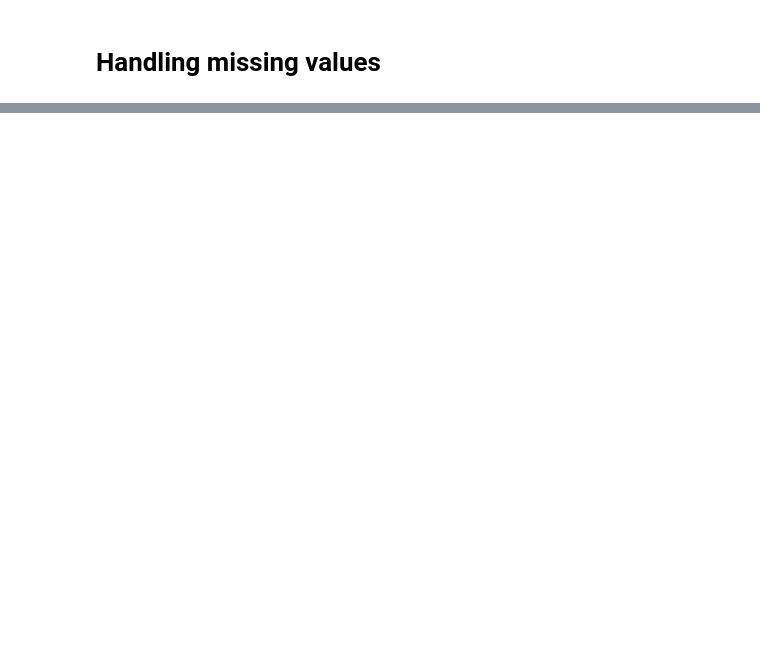
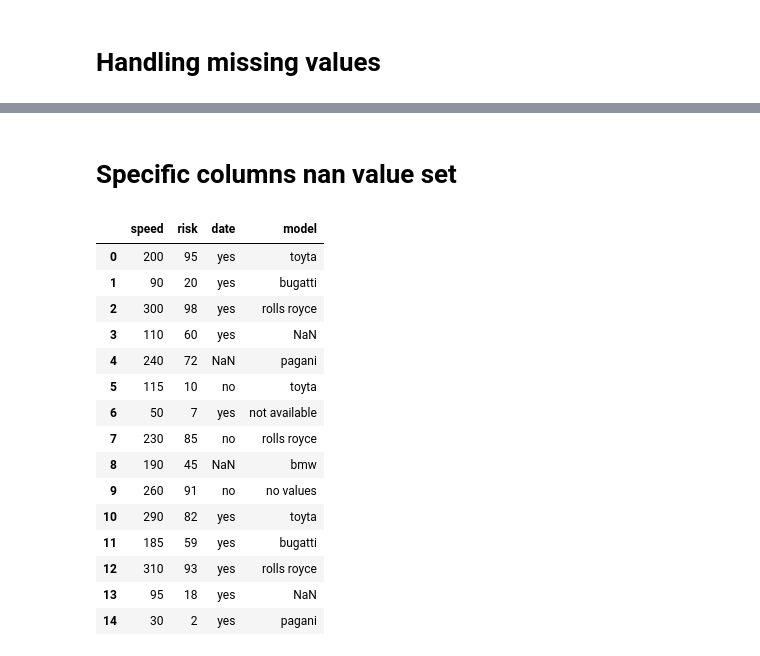
Before and after one commit to shohidulpolash/Python-Pandas, a Jupyter notebook: Pandas Operations by Polash .ipynb, the cells around one changed output, grey strips where cells are left out. Cells and saved outputs as stored; diff of their text form; code cells hidden in the pictures; blank space fills up the shorter version.

```diff
--- a/Pandas Operations by Polash .ipynb
+++ b/Pandas Operations by Polash .ipynb
@@ -484,0 +527,22 @@ data1
+# %% [markdown]
+# Specific columns nan value set
+# %%
+data1=pd.read_csv('CRM.csv',na_values={'date':['no values','not available']})
+data1
+# %% [output]
+|  | speed | risk | date | model |
+| 0 | 200 | 95 | yes | toyta |
+| 1 | 90 | 20 | yes | bugatti |
+| 2 | 300 | 98 | yes | rolls royce |
+| 3 | 110 | 60 | yes | NaN |
+| 4 | 240 | 72 | NaN | pagani |
+| 5 | 115 | 10 | no | toyta |
+| 6 | 50 | 7 | yes | not available |
+| 7 | 230 | 85 | no | rolls royce |
+| 8 | 190 | 45 | NaN | bmw |
+| 9 | 260 | 91 | no | no values |
+| 10 | 290 | 82 | yes | toyta |
+| 11 | 185 | 59 | yes | bugatti |
+| 12 | 310 | 93 | yes | rolls royce |
+| 13 | 95 | 18 | yes | NaN |
+| 14 | 30 | 2 | yes | pagani |
```
Also changed, not shown: parts of 18 cells of this notebook, 1 other file.
